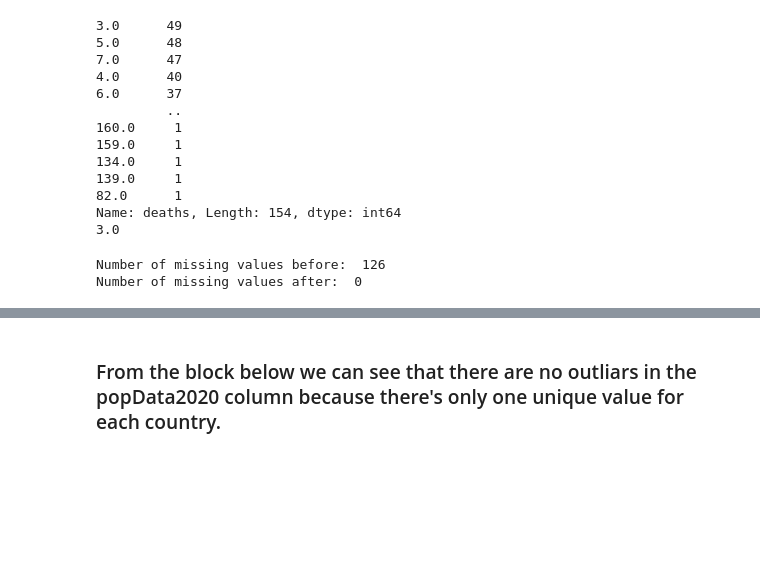
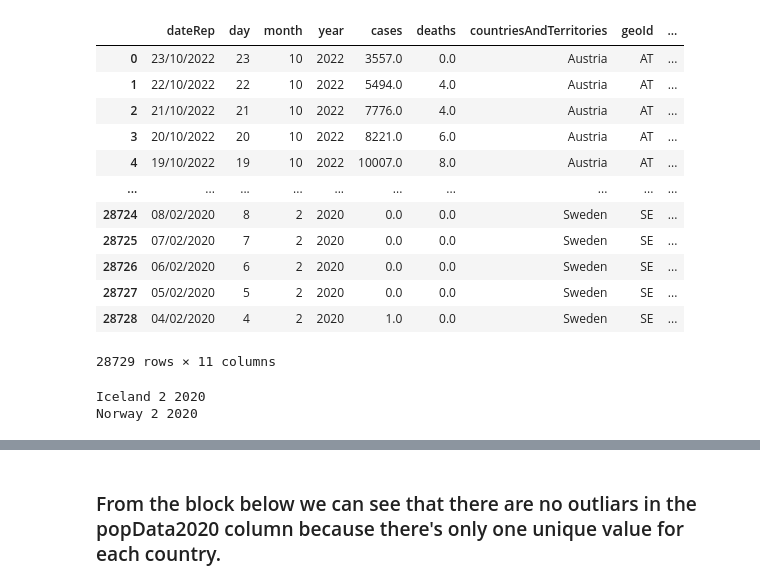
Before and after one commit to Klattraren/Intelligent-Data-Analysis-DV1597, a Jupyter notebook: assignment2.ipynb, the cells around one changed output, grey strips where cells are left out. Drawn from its saved outputs; the diff is of its cells as text; code cells hidden in the pictures; blank space fills up the shorter version.

```diff
--- a/assignment2.ipynb
+++ b/assignment2.ipynb
@@ -70,35 +24,40 @@ Sweden                                    982          982           982
-# %%
-belgien = new_cases_df[new_cases_df["countriesAndTerritories"] == "Belgium"]["deaths"]
-frequency = belgien.value_counts()
-print(frequency)
-max_value_key = frequency.idxmax()
-print(max_value_key)
-# %% [output]
-3.0      49
-5.0      48
-7.0      47
-4.0      40
-6.0      37
-         ..
-160.0     1
-159.0     1
-134.0     1
-139.0     1
-82.0      1
-Name: deaths, Length: 154, dtype: int64
-3.0
-# %%
-# removing nan values from deaths column by replacing them with the most frequent value
-all_countries = new_cases_df["countriesAndTerritories"].unique()
-
-print("Number of missing values before: ",new_cases_df["deaths"].isna().sum())
-
-for country in all_countries:
-    deaths = new_cases_df[new_cases_df["countriesAndTerritories"] == country]["deaths"]
-    frequency = deaths.value_counts().idxmax()
-    new_cases_df.loc[new_cases_df["countriesAndTerritories"] == country, "deaths"] = new_cases_df.loc[new_cases_df["countriesAndTerritories"] == country, "deaths"].fillna(frequency)
-
-print("Number of missing values after: ",new_cases_df["deaths"].isna().sum())
-# %% [output]
-Number of missing values before:  126
-Number of missing values after:  0
+# %%
+new_cases_df
+# %% [output]
+|  | dateRep | day | month | year | cases | deaths | countriesAndTerritories | geoId | ... |
+| 0 | 23/10/2022 | 23 | 10 | 2022 | 3557.0 | 0.0 | Austria | AT | ... |
+| 1 | 22/10/2022 | 22 | 10 | 2022 | 5494.0 | 4.0 | Austria | AT | ... |
+| 2 | 21/10/2022 | 21 | 10 | 2022 | 7776.0 | 4.0 | Austria | AT | ... |
+| 3 | 20/10/2022 | 20 | 10 | 2022 | 8221.0 | 6.0 | Austria | AT | ... |
+| 4 | 19/10/2022 | 19 | 10 | 2022 | 10007.0 | 8.0 | Austria | AT | ... |
+| ... | ... | ... | ... | ... | ... | ... | ... | ... | ... |
+| 28724 | 08/02/2020 | 8 | 2 | 2020 | 0.0 | 0.0 | Sweden | SE | ... |
+| 28725 | 07/02/2020 | 7 | 2 | 2020 | 0.0 | 0.0 | Sweden | SE | ... |
+| 28726 | 06/02/2020 | 6 | 2 | 2020 | 0.0 | 0.0 | Sweden | SE | ... |
+| 28727 | 05/02/2020 | 5 | 2 | 2020 | 0.0 | 0.0 | Sweden | SE | ... |
+| 28728 | 04/02/2020 | 4 | 2 | 2020 | 1.0 | 0.0 | Sweden | SE | ... |
+28729 rows × 11 columns
+# %%
+new_cases_df = new_cases_df[new_cases_df["countriesAndTerritories"] != "Liechtenstein"]
+
+new_cases_df.drop_duplicates()
+
+def repair_by_month(column):
+    grouped_df = new_cases_df.groupby(['countriesAndTerritories','year','month']) #group by month, year and country
+    for name,group in grouped_df: #for each group
+        country = name[0] #get month
+        year = name[1] #get year
+        month = name[2] #get country
+
+        try:
+            moast_frequent = group[column].value_counts().idxmax() #get the most frequent value
+        except ValueError:
+            print(country,month,year) #print the country, month and year of the error
+            moast_frequent = 0 #set the most frequent value to 0
+        new_cases_df.loc[(new_cases_df['countriesAndTerritories'] == country) & (new_cases_df['month'] == month) & (new_cases_df['year'] == year), column] = new_cases_df.loc[(new_cases_df['countriesAndTerritories'] == country) & (new_cases_df['month'] == month) & (new_cases_df['year'] == year), column].fillna(moast_frequent)
+
+repair_by_month("deaths") #repair the deaths column
+repair_by_month("cases") #repair the cases column
+# %% [output]
+Iceland 2 2020
+Norway 2 2020
```
Also changed, not shown: parts of 11 cells of this notebook, 6 other files.
